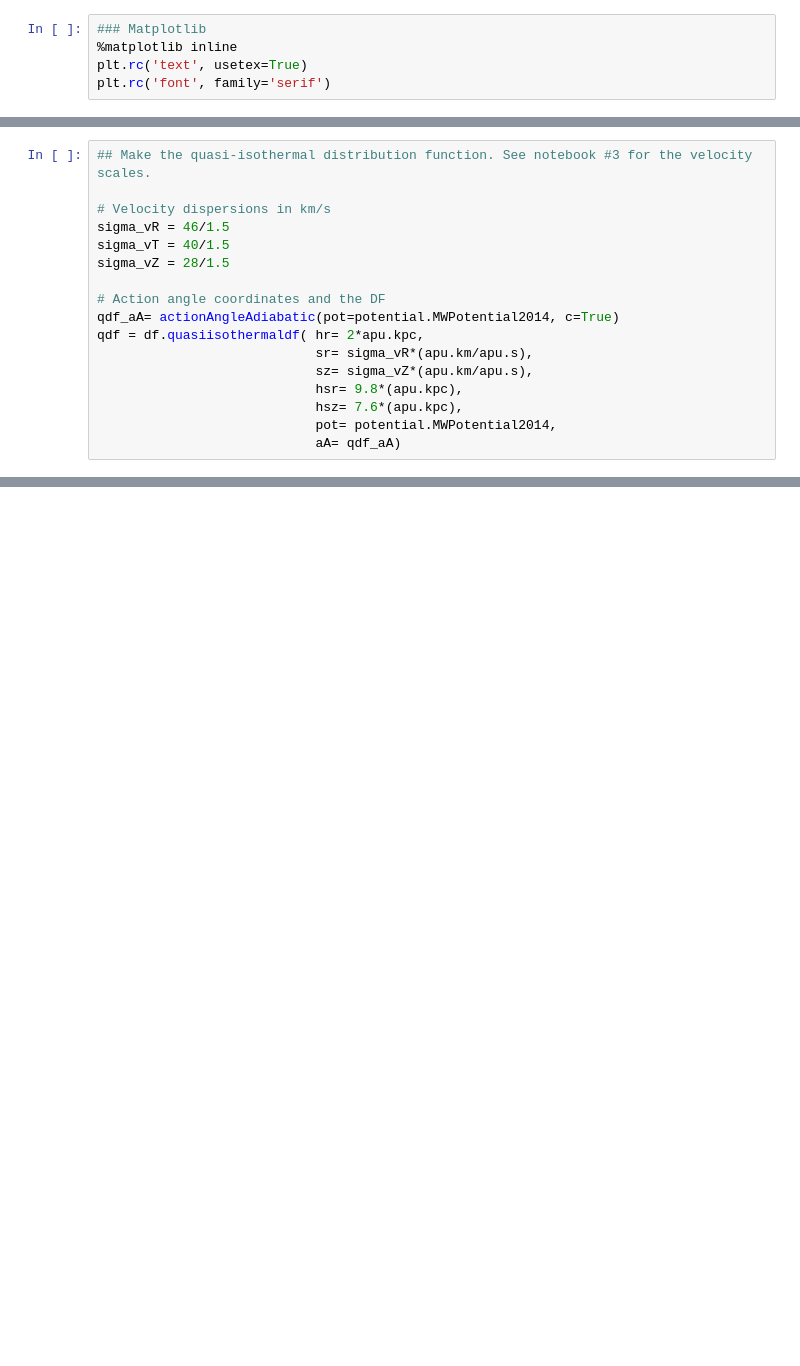
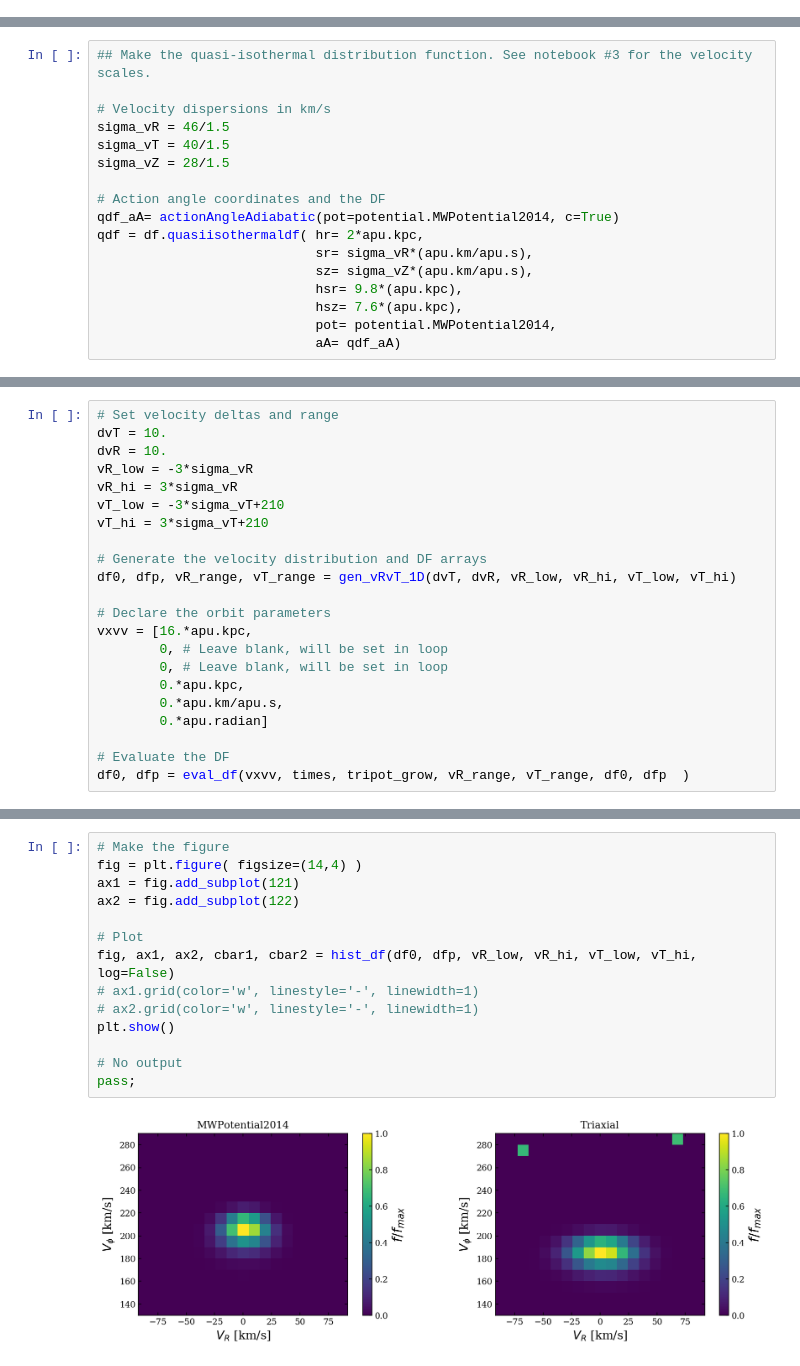
Before and after one commit to jamesmlane/AST1501, a Jupyter notebook: notebooks/6-triaxial_potential_DF/test_strange_DF_actions.ipynb, the cells around one changed output, grey strips where cells are left out. Cells and saved outputs as stored; diff of their text form; blank space fills up the shorter version.

```diff
--- a/notebooks/6-triaxial_potential_DF/test_strange_DF_actions.ipynb
+++ b/notebooks/6-triaxial_potential_DF/test_strange_DF_actions.ipynb
@@ -45,8 +46,3 @@ from galpy.util import bovy_conversion as gpconv
 sys.path.append('../../src/')
 import ast1501.potential
 import ast1501.util
-# %%
-### Matplotlib
-%matplotlib inline
-plt.rc('text', usetex=True)
-plt.rc('font', family='serif')
@@ -850,0 +268,22 @@ plt.show()
+# %%
+# Set velocity deltas and range
+dvT = 10.
+dvR = 10.
+vR_low = -3*sigma_vR
+vR_hi = 3*sigma_vR
+vT_low = -3*sigma_vT+210
+vT_hi = 3*sigma_vT+210
+
+# Generate the velocity distribution and DF arrays
+df0, dfp, vR_range, vT_range = gen_vRvT_1D(dvT, dvR, vR_low, vR_hi, vT_low, vT_hi)
+
+# Declare the orbit parameters
+vxvv = [16.*apu.kpc,
+        0, # Leave blank, will be set in loop
+        0, # Leave blank, will be set in loop
+        0.*apu.kpc,
+        0.*apu.km/apu.s,
+        0.*apu.radian]
+
+# Evaluate the DF
+df0, dfp = eval_df(vxvv, times, tripot_grow, vR_range, vT_range, df0, dfp  )
@@ -850,0 +301,16 @@ plt.show()
+# %%
+# Make the figure
+fig = plt.figure( figsize=(14,4) )
+ax1 = fig.add_subplot(121)
+ax2 = fig.add_subplot(122)
+
+# Plot
+fig, ax1, ax2, cbar1, cbar2 = hist_df(df0, dfp, vR_low, vR_hi, vT_low, vT_hi, log=False)
+# ax1.grid(color='w', linestyle='-', linewidth=1)
+# ax2.grid(color='w', linestyle='-', linewidth=1)
+plt.show()
+
+# No output
+pass;
+# %% [output]
+[figure, added]
```
Also changed, not shown: parts of 53 cells of this notebook.
